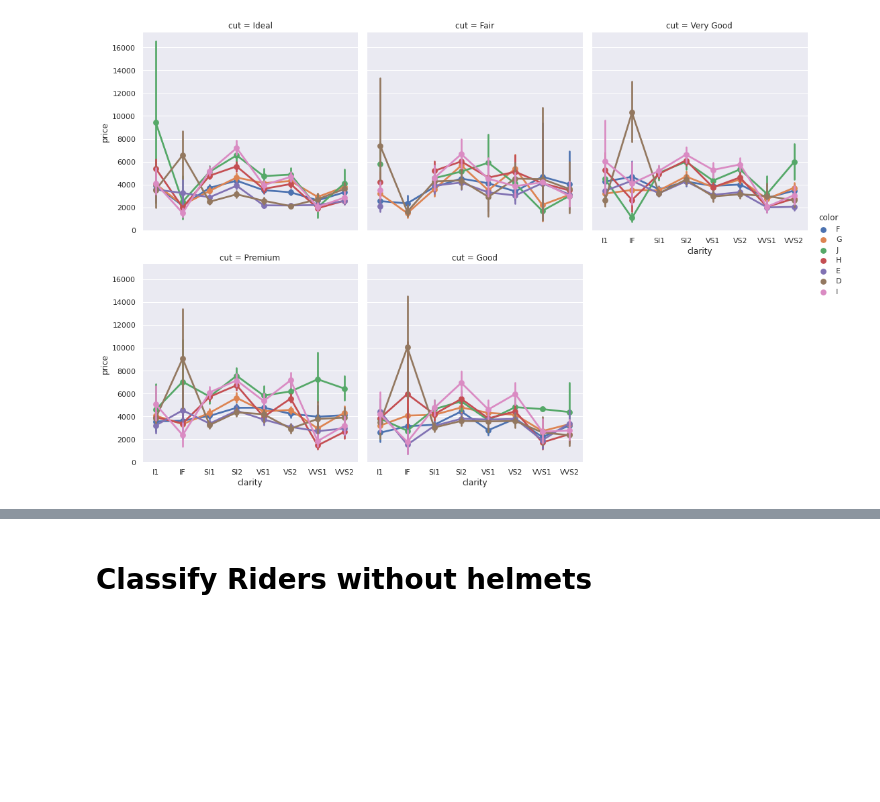
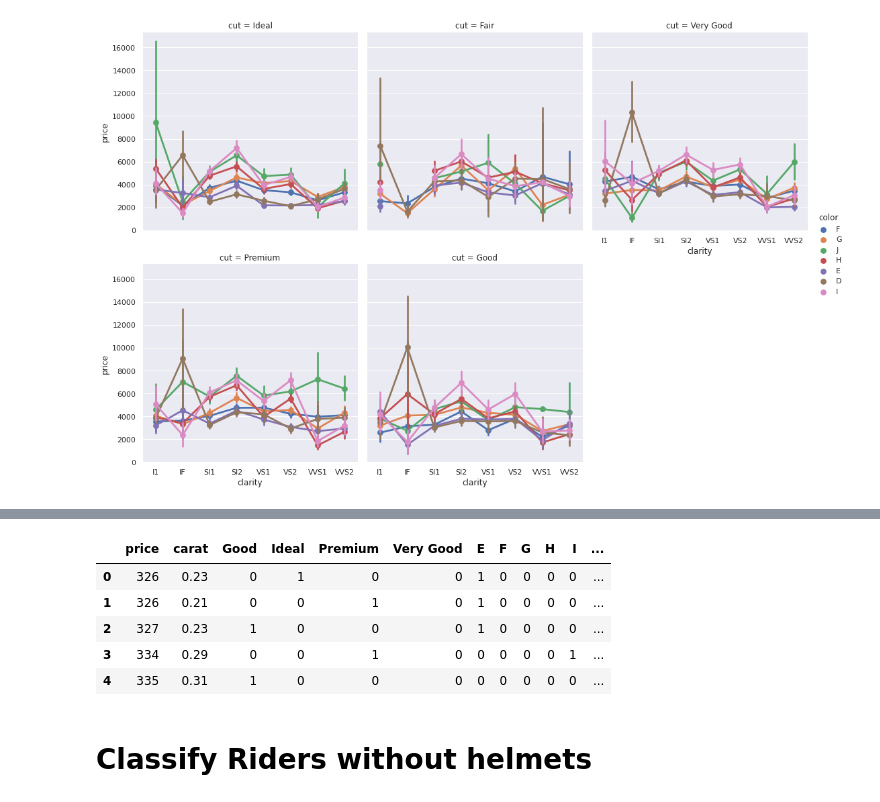
Before and after one commit to Suvodeep-Das/Diamond-Pricing-Model, a Jupyter notebook: MachineGeeks.ipynb, the cells around one changed output, grey strips where cells are left out. Drawn from its saved outputs; the diff is of its cells as text; code cells hidden in the pictures; blank space fills up the shorter version.

```diff
--- a/MachineGeeks.ipynb
+++ b/MachineGeeks.ipynb
@@ -102,3 +103,25 @@ KeyError: ignored
+# %%
+# Changing all columns to numeric
+cut = pd.get_dummies(df.cut, drop_first = True)
+color = pd.get_dummies(df.color, drop_first = True)
+clarity = pd.get_dummies(df.clarity, drop_first = True)
+
+df = pd.concat([df, cut, color, clarity], axis = 1)
+
+df.drop(['cut', 'color', 'clarity'], axis = 1, inplace = True)
+# %%
+# Moving the target 'price' to the first column
+price_col = df.pop('price')
+df.insert(0, price_col.name, price_col)
+pd.options.display.max_columns = None
+df.head()
+# %% [output]
+|  | price | carat | Good | Ideal | Premium | Very Good | E | F | G | H | I | ... |
+| 0 | 326 | 0.23 | 0 | 1 | 0 | 0 | 1 | 0 | 0 | 0 | 0 | ... |
+| 1 | 326 | 0.21 | 0 | 0 | 1 | 0 | 1 | 0 | 0 | 0 | 0 | ... |
+| 2 | 327 | 0.23 | 1 | 0 | 0 | 0 | 1 | 0 | 0 | 0 | 0 | ... |
+| 3 | 334 | 0.29 | 0 | 0 | 1 | 0 | 0 | 0 | 0 | 0 | 1 | ... |
+| 4 | 335 | 0.31 | 1 | 0 | 0 | 0 | 0 | 0 | 0 | 0 | 0 | ... |
 # %% [markdown]
 # Classify Riders without helmets
 # %%
```
Also changed, not shown: parts of 1 cell of this notebook.
